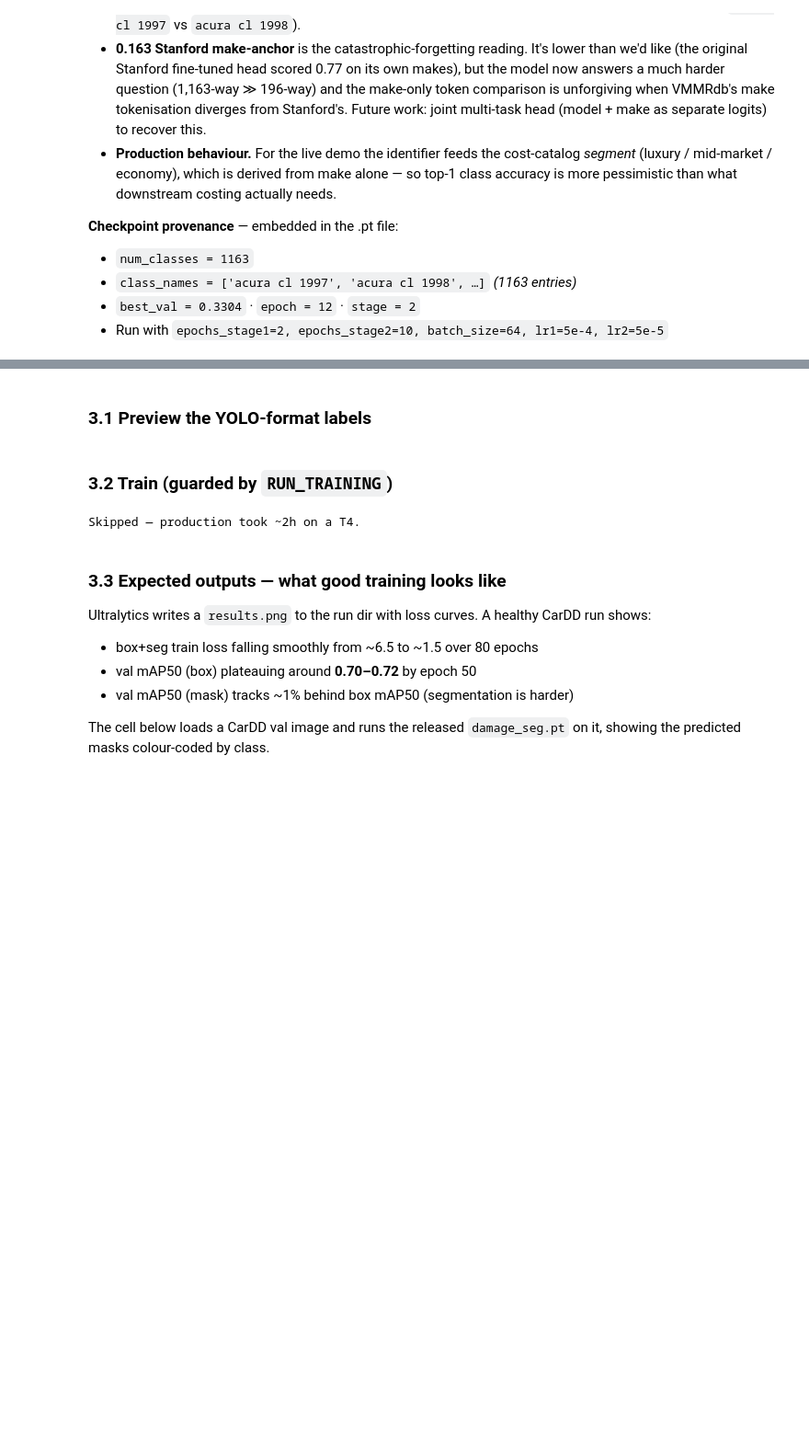
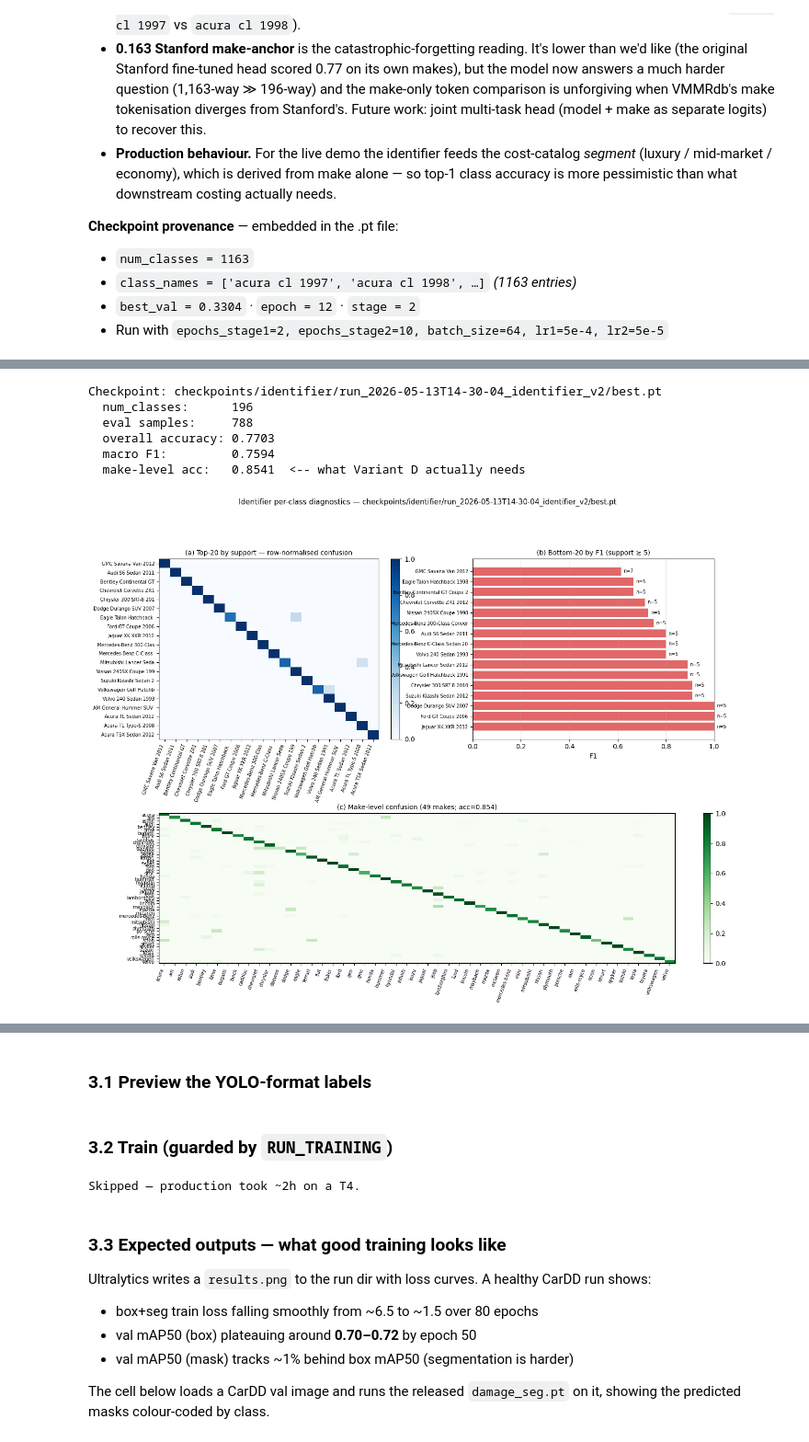
Before and after one commit to theDocWho/car-crash-fix-amount-predictor, a Jupyter notebook: notebooks/ccdp_submission.ipynb, the cells around one changed output, grey strips where cells are left out. Shown at 92% size. Cells and saved outputs as stored; diff of their text form; code cells hidden in the pictures; blank space fills up the shorter version.

```diff
--- a/notebooks/ccdp_submission.ipynb
+++ b/notebooks/ccdp_submission.ipynb
@@ -395,3 +498,79 @@ last  5 classes: ['cadillac sts 1995', 'cadillac sts 1996', 'cadillac sts 1997',
+# %%
+# §2.6 — Per-class F1 + 3 confusion-matrix views.
+# We pre-compute the heavy inference offline (scripts/render_notebook_metrics.py
+# --compute-identifier-f1) and cache the three views as JSON, so this cell is
+# fast and never needs the val set to be on the running machine.
+import json
+from pathlib import Path
+import numpy as np
+import matplotlib.pyplot as plt
+
+CACHE = Path("data/eval/identifier_stanford_f1.json")
+
+if not CACHE.exists():
+    print("[2.6] Identifier F1 cache not found at", CACHE)
+    print("       Run: python scripts/render_notebook_metrics.py --compute-identifier-f1")
+else:
+    blob = json.loads(CACHE.read_text())
+    print(f"Checkpoint: {blob['checkpoint']}")
+    print(f"  num_classes:      {blob['num_classes']}")
+    print(f"  eval samples:     {blob['n_eval_samples']}")
+    print(f"  overall accuracy: {blob['accuracy']:.4f}")
+    print(f"  macro F1:         {blob['macro_f1']:.4f}")
+    print(f"  make-level acc:   {blob['make_level_accuracy']:.4f}  <-- what Variant D actually needs")
+
+    fig = plt.figure(figsize=(15, 11))
+    gs = fig.add_gridspec(2, 2, height_ratios=[1.2, 1], hspace=0.45, wspace=0.3)
+
+    # (a) Top-20-by-support confusion heatmap
+    ax = fig.add_subplot(gs[0, 0])
+    t = blob["top20_by_support"]
+    cm = np.array(t["confusion"])
+    cm_n = cm / np.maximum(cm.sum(axis=1, keepdims=True), 1)
+    im = ax.imshow(cm_n, cmap="Blues", aspect="auto", vmin=0, vmax=1)
+    ax.set_xticks(range(len(t["names"]))); ax.set_yticks(range(len(t["names"])))
+    ax.set_xticklabels([n[:22] for n in t["names"]], rotation=70, ha="right", fontsize=7)
+    ax.set_yticklabels([n[:22] for n in t["names"]], fontsize=7)
+    ax.set_title("(a) Top-20 by support — row-normalised confusion", fontsize=10)
+    plt.colorbar(im, ax=ax, fraction=0.04)
+
+    # (b) Bottom-20 by F1 — bar chart with support annotated
+    ax = fig.add_subplot(gs[0, 1])
+    b = blob["bottom20_by_f1"]
+    names = b["names"]
+    f1s = [b["f1"][n] for n in names]
+    sups = [b["support"][n] for n in names]
+    y = np.arange(len(names))
+    ax.barh(y, f1s, color="tab:red", alpha=0.7)
+    for i, (f, s) in enumerate(zip(f1s, sups)):
+        ax.text(max(f, 0) + 0.01, i, f"n={s}", va="center", fontsize=7)
+    ax.set_yticks(y); ax.set_yticklabels([n[:30] for n in names], fontsize=7)
+    ax.set_xlabel("F1"); ax.set_xlim(0, 1)
+    ax.set_title("(b) Bottom-20 by F1 (support ≥ 5)", fontsize=10)
+    ax.invert_yaxis(); ax.grid(axis="x", alpha=0.3)
+
+    # (c) Make-level aggregated heatmap
+    ax = fig.add_subplot(gs[1, :])
+    m = blob["make_level"]
+    cm_m = np.array(m["confusion"])
+    cm_m_n = cm_m / np.maximum(cm_m.sum(axis=1, keepdims=True), 1)
+    im = ax.imshow(cm_m_n, cmap="Greens", aspect="auto", vmin=0, vmax=1)
+    ax.set_xticks(range(len(m["names"]))); ax.set_yticks(range(len(m["names"])))
+    ax.set_xticklabels(m["names"], rotation=70, ha="right", fontsize=7)
+    ax.set_yticklabels(m["names"], fontsize=7)
+    ax.set_title(f"(c) Make-level confusion ({len(m['names'])} makes; acc={blob['make_level_accuracy']:.3f})", fontsize=10)
+    plt.colorbar(im, ax=ax, fraction=0.02)
+
+    plt.suptitle(f"Identifier per-class diagnostics — {blob['checkpoint']}", y=0.995, fontsize=11)
+    plt.show()
+# %% [output]
+Checkpoint: checkpoints/identifier/run_2026-05-13T14-30-04_identifier_v2/best.pt
+  num_classes:      196
+  eval samples:     788
+  overall accuracy: 0.7703
+  macro F1:         0.7594
+  make-level acc:   0.8541  <-- what Variant D actually needs
+[figure, added]
 # %% [markdown]
 ## 3. Damage segmentation training (CarDD, nc=6)
 
```
Also changed, not shown: parts of 8 cells of this notebook, 4 other files.
